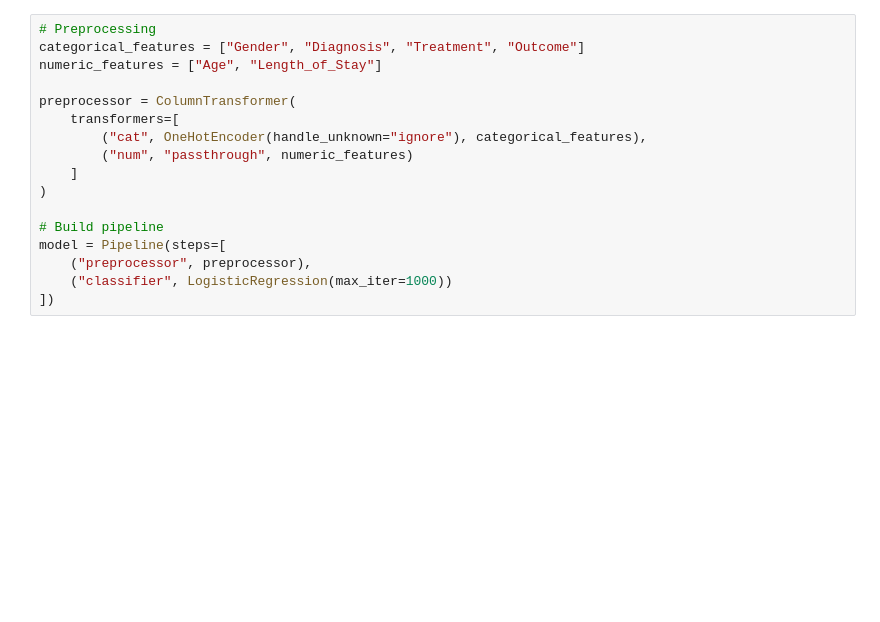
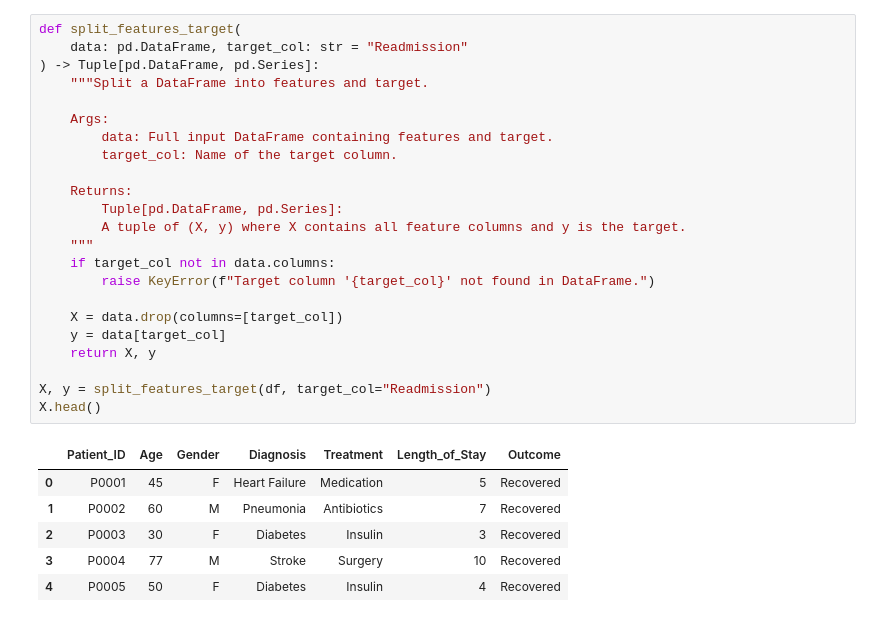
Before and after one commit to gortegam/patient-outcome-analysis, a Jupyter notebook: notebooks/readmission_model.ipynb, the cells around one changed output. Cells and saved outputs as stored; diff of their text form; blank space fills up the shorter version.

```diff
--- a/notebooks/readmission_model.ipynb
+++ b/notebooks/readmission_model.ipynb
@@ -27,18 +43,31 @@ X = df[["Age", "Gender", "Diagnosis", "Length_of_Stay", "Treatment", "Outcome"]]
 # %%
-# Preprocessing
-categorical_features = ["Gender", "Diagnosis", "Treatment", "Outcome"]
-numeric_features = ["Age", "Length_of_Stay"]
+def split_features_target(
+    data: pd.DataFrame, target_col: str = "Readmission"
+) -> Tuple[pd.DataFrame, pd.Series]:
+    """Split a DataFrame into features and target.
 
-preprocessor = ColumnTransformer(
-    transformers=[
-        ("cat", OneHotEncoder(handle_unknown="ignore"), categorical_features),
-        ("num", "passthrough", numeric_features)
-    ]
-)
+    Args:
+        data: Full input DataFrame containing features and target.
+        target_col: Name of the target column.
 
-# Build pipeline
-model = Pipeline(steps=[
-    ("preprocessor", preprocessor),
-    ("classifier", LogisticRegression(max_iter=1000))
-])
+    Returns:
+        Tuple[pd.DataFrame, pd.Series]:
+        A tuple of (X, y) where X contains all feature columns and y is the target.
+    """
+    if target_col not in data.columns:
+        raise KeyError(f"Target column '{target_col}' not found in DataFrame.")
+
+    X = data.drop(columns=[target_col])
+    y = data[target_col]
+    return X, y
+
+X, y = split_features_target(df, target_col="Readmission")
+X.head()
+# %% [output]
+|  | Patient_ID | Age | Gender | Diagnosis | Treatment | Length_of_Stay | Outcome |
+| 0 | P0001 | 45 | F | Heart Failure | Medication | 5 | Recovered |
+| 1 | P0002 | 60 | M | Pneumonia | Antibiotics | 7 | Recovered |
+| 2 | P0003 | 30 | F | Diabetes | Insulin | 3 | Recovered |
+| 3 | P0004 | 77 | M | Stroke | Surgery | 10 | Recovered |
+| 4 | P0005 | 50 | F | Diabetes | Insulin | 4 | Recovered |
 # %%
```
Also changed, not shown: parts of 9 cells of this notebook, 3 other files.
